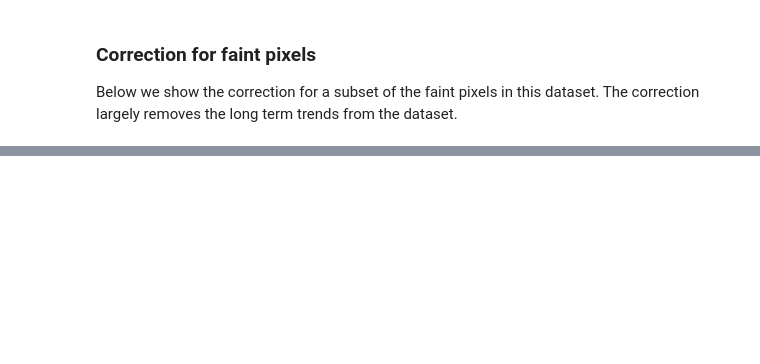
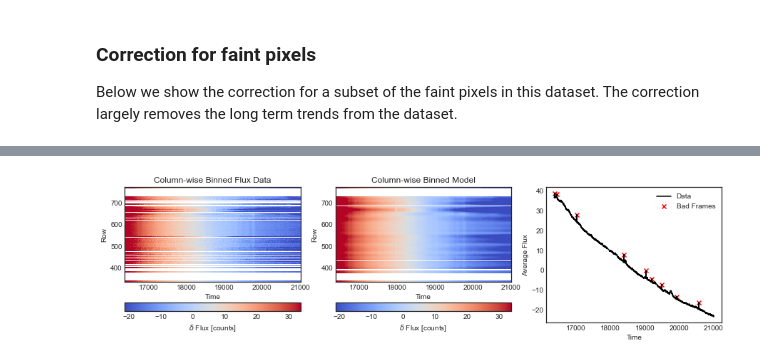
Before and after one commit to SSDataLab/kbackground, a Jupyter notebook: docs/example-with-tpfs.ipynb, the cells around one changed output, grey strips where cells are left out. Drawn from its saved outputs; the diff is of its cells as text; code cells hidden in the pictures; blank space fills up the shorter version.

```diff
--- a/docs/example-with-tpfs.ipynb
+++ b/docs/example-with-tpfs.ipynb
@@ -70,0 +84,8 @@ for idx, jdx in enumerate(np.random.choice(dim_pix, 16)):
+# %%
+from astropy.stats import sigma_clip
+# Load pickle
+e = pickle.load(open('/Users/ch/Downloads/bkg_estimator_augmented.pickle', 'rb'))
+# Recalculate model
+e.tknotspacing = 5
+e.xknotspacing = 10
+e.__post_init__()
@@ -70,0 +110,4 @@ for idx, jdx in enumerate(np.random.choice(dim_pix, 16)):
+# %%
+e.plot();
+# %% [output]
+[figure, added]
```
Also changed, not shown: parts of 38 cells of this notebook, 1 other file.
